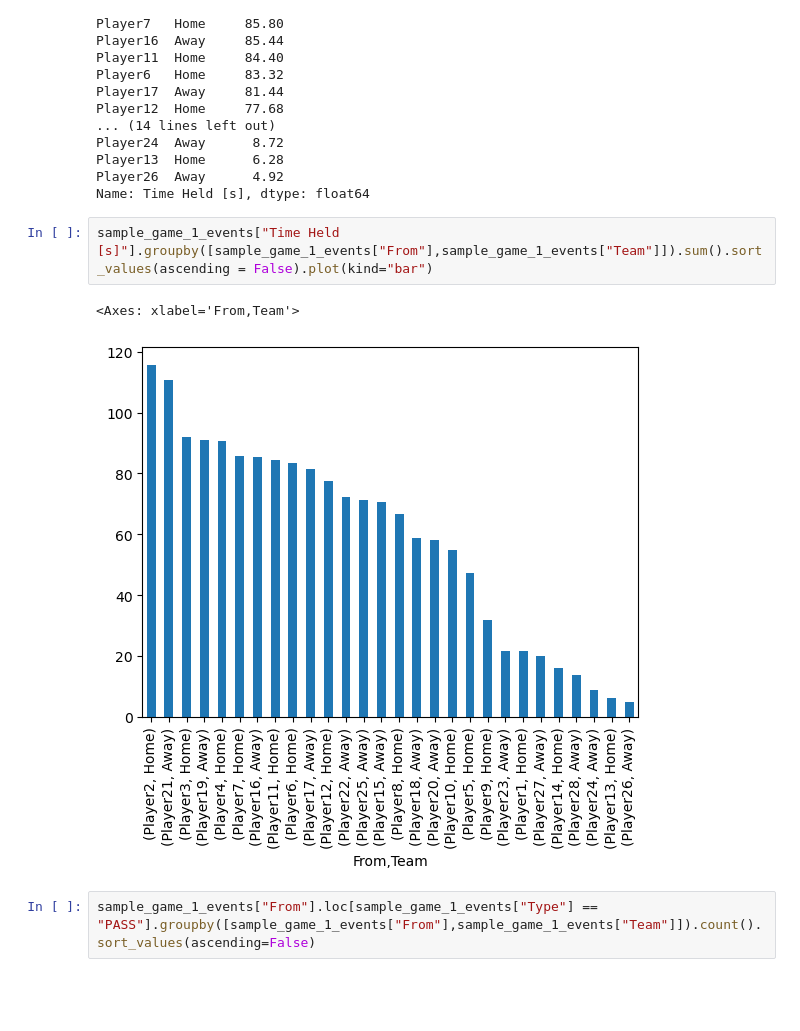
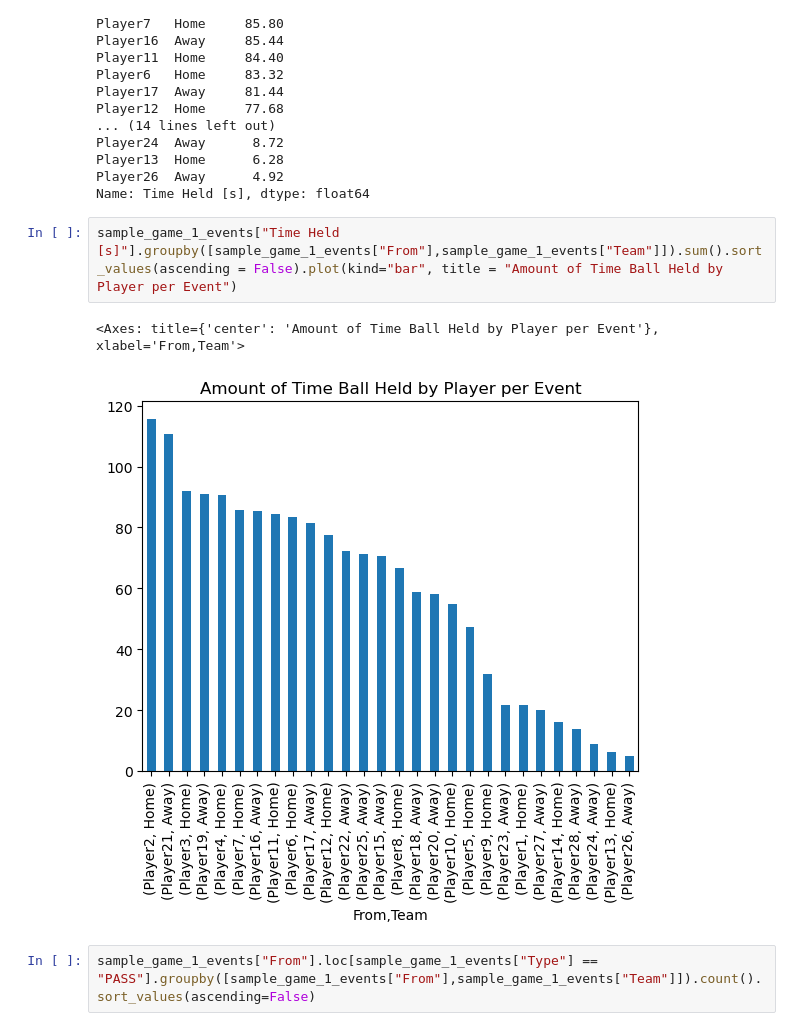
Before and after one commit to lnyousif/Football101, a Jupyter notebook: Sean Notebook.ipynb, the cells around one changed output. Drawn from its saved outputs; the diff is of its cells as text; blank space fills up the shorter version.

```diff
--- a/Sean Notebook.ipynb
+++ b/Sean Notebook.ipynb
@@ -360,10 +360,10 @@ Player13  Home      6.28
 Player26  Away      4.92
 Name: Time Held [s], dtype: float64
 # %%
-sample_game_1_events["Time Held [s]"].groupby([sample_game_1_events["From"],sample_game_1_events["Team"]]).sum().sort_values(ascending = False).plot(kind="bar")
+sample_game_1_events["Time Held [s]"].groupby([sample_game_1_events["From"],sample_game_1_events["Team"]]).sum().sort_values(ascending = False).plot(kind="bar", title = "Amount of Time Ball Held by Player per Event")
 # %% [output]
-<Axes: xlabel='From,Team'>
+<Axes: title={'center': 'Amount of Time Ball Held by Player per Event'}, xlabel='From,Team'>
-[figure, old version]
+[figure, new version]
 # %%
 sample_game_1_events["From"].loc[sample_game_1_events["Type"] == "PASS"].groupby([sample_game_1_events["From"],sample_game_1_events["Team"]]).count().sort_values(ascending=False)
 # %% [output]
```
Also changed, not shown: parts of 1 cell of this notebook.
